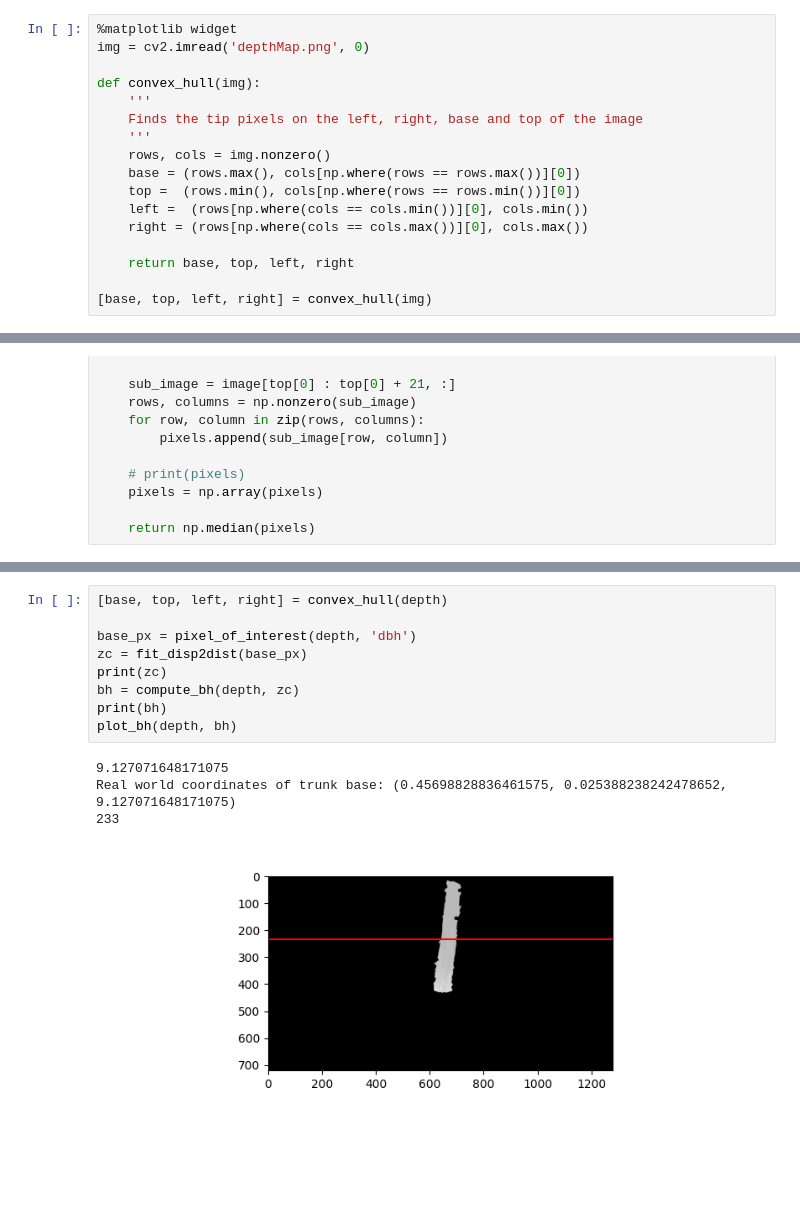
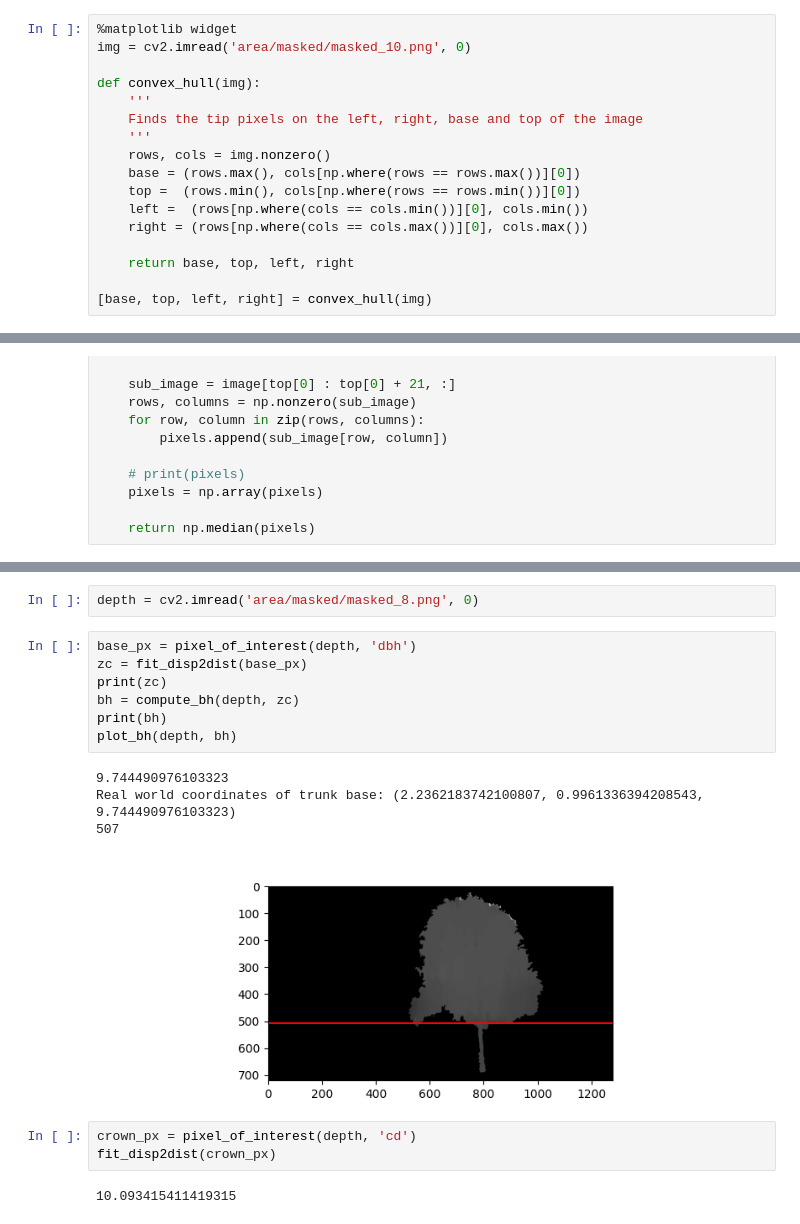
Before and after one commit to kiplimock/image-processing, a Jupyter notebook: disparity.ipynb, the cells around one changed output, grey strips where cells are left out. Cells and saved outputs as stored; diff of their text form; blank space fills up the shorter version.

```diff
--- a/disparity.ipynb
+++ b/disparity.ipynb
@@ -142,7 +142,7 @@ plt.show()
 ### Top, base, Left and Right Extreme Pixels
 # %%
 %matplotlib widget
-img = cv2.imread('depthMap.png', 0)
+img = cv2.imread('area/masked/masked_10.png', 0)
 
 def convex_hull(img):
     '''
@@ -409,17 +439,22 @@ plt.show()
+# %%
+depth = cv2.imread('area/masked/masked_8.png', 0)
 # %%
-[base, top, left, right] = convex_hull(depth)
-
 base_px = pixel_of_interest(depth, 'dbh')
 zc = fit_disp2dist(base_px)
 print(zc)
 bh = compute_bh(depth, zc)
 print(bh)
 plot_bh(depth, bh)
 # %% [output]
-9.127071648171075
-Real world coordinates of trunk base: (0.45698828836461575, 0.025388238242478652, 9.127071648171075)
-233
+9.744490976103323
+Real world coordinates of trunk base: (2.2362183742100807, 0.9961336394208543, 9.744490976103323)
+507
-[figure, old version]
+[figure, new version]
+# %%
+crown_px = pixel_of_interest(depth, 'cd')
+fit_disp2dist(crown_px)
+# %% [output]
+10.093415411419315
 # %%
 px = np.nonzero(depth[bh, :])[0]
 sz = px.size
```
Also changed, not shown: parts of 8 cells of this notebook.
